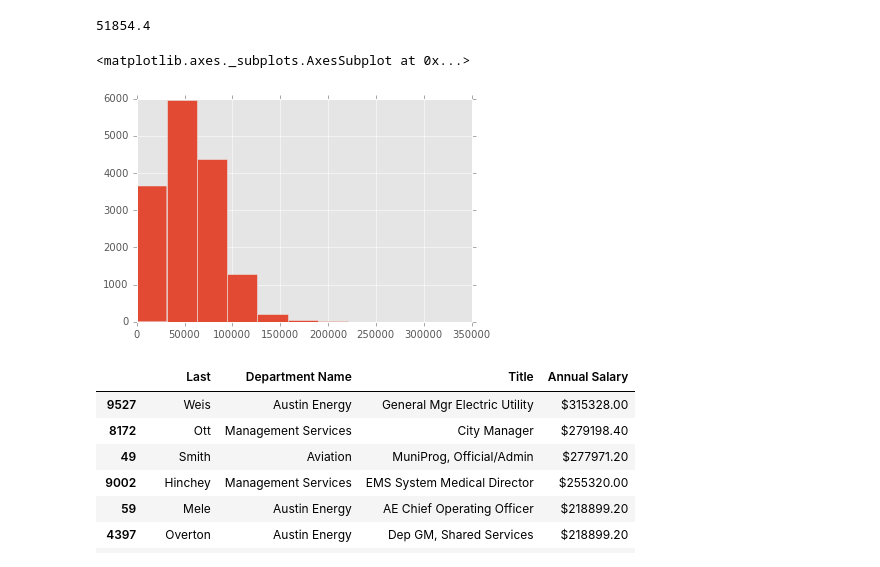
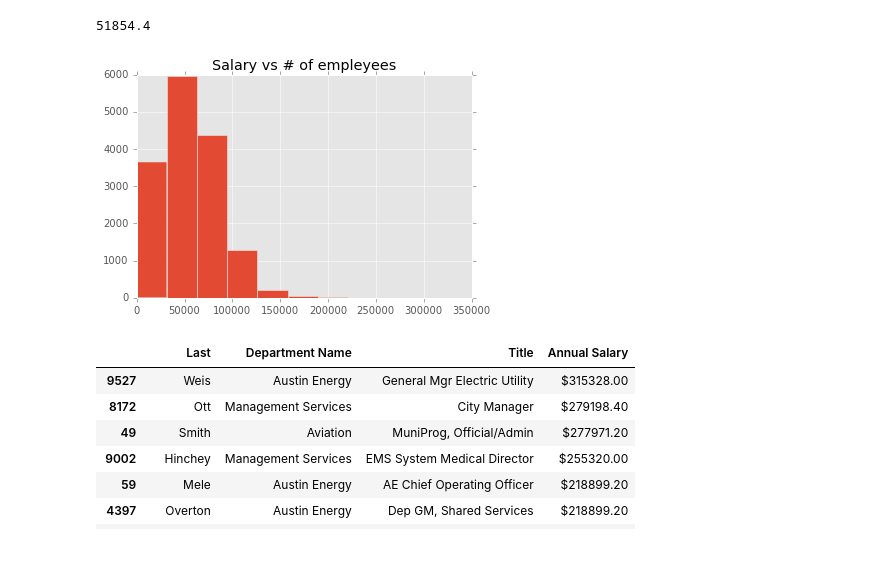
Before and after one commit to malev/codingnews.info, a Jupyter notebook: notebooks/austin_employees.ipynb, the cells around one changed output. Drawn from its saved outputs; the diff is of its cells as text; code cells hidden in the pictures.

```diff
--- a/notebooks/austin_employees.ipynb
+++ b/notebooks/austin_employees.ipynb
@@ -39,10 +40,9 @@ df['annual_salary'].median()
 51854.4
 # %%
 # Salaries histogram
-df['annual_salary'].hist()
+histogram = df['annual_salary'].hist().set_title("Salary vs # of empleyees")
 # %% [output]
-<matplotlib.axes._subplots.AxesSubplot at 0x...>
-[figure, old version]
+[figure, new version]
 # %%
 # Top compensation in the City of Austin
 df.ix[df['annual_salary'].sort_values(ascending=False)[0:10].index][['Last', 'Department Name', 'Title', 'Annual Salary']]
```
Also changed, not shown: parts of 6 cells of this notebook, 4 other files.
